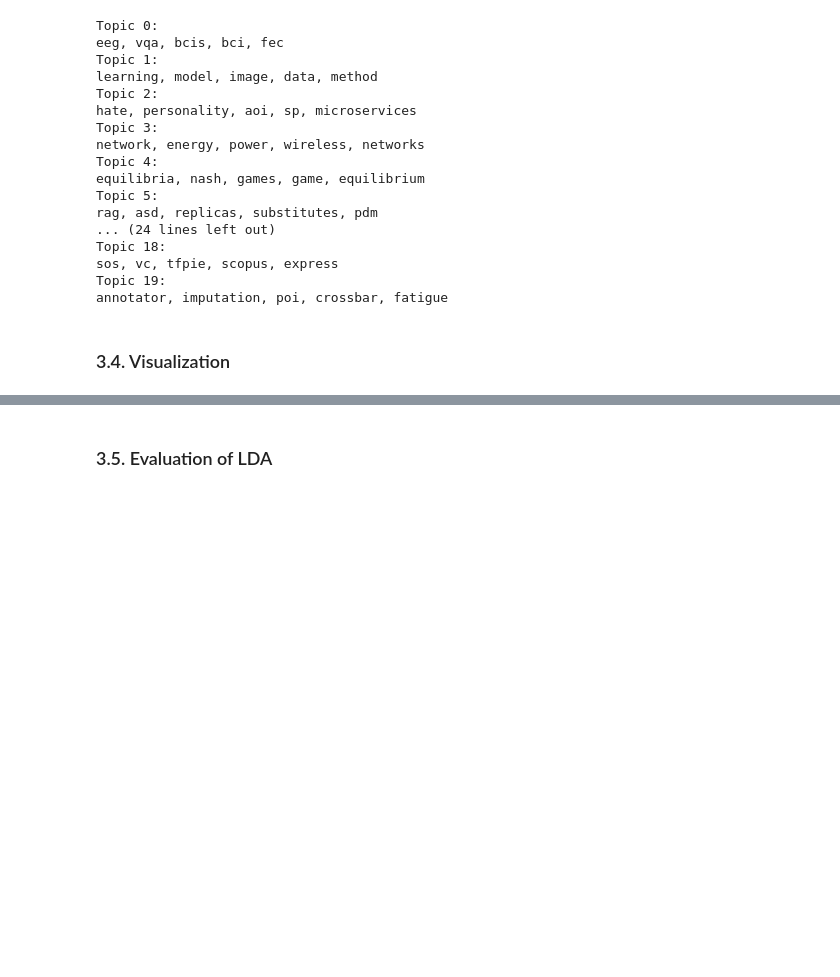
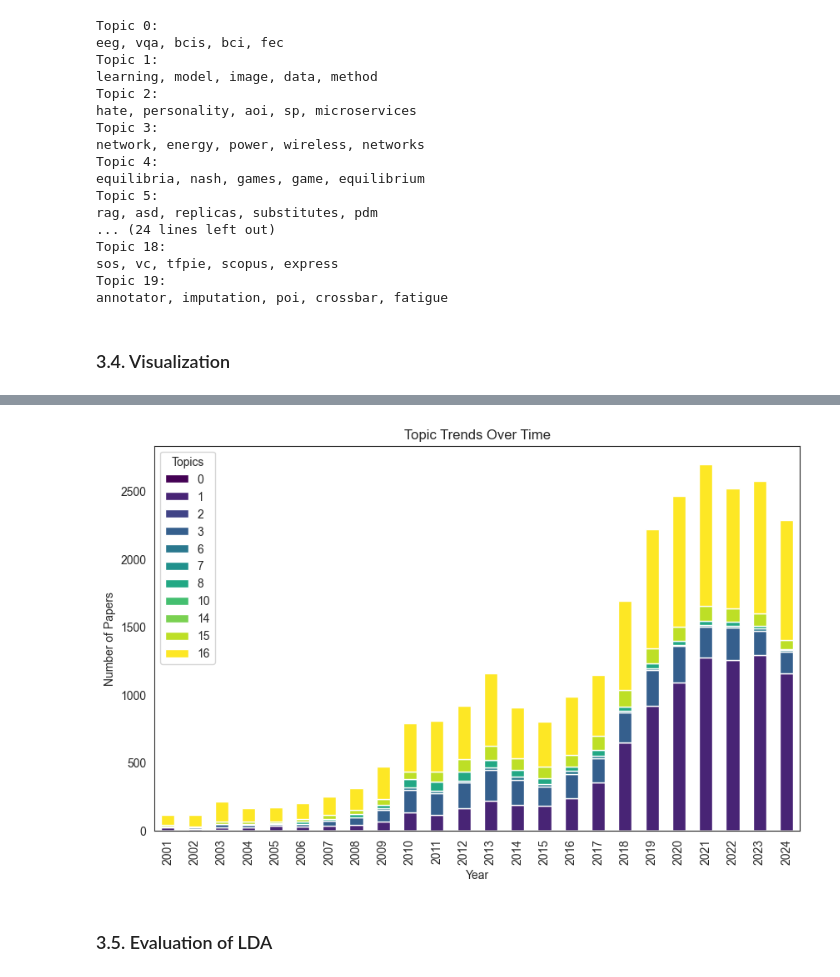
Before and after one commit to porimol/TMSMM, a Jupyter notebook: project1/temporal-topic-modeling.ipynb, the cells around one changed output, grey strips where cells are left out. Saved outputs shown, nothing was run; the diff lists cells and outputs as text; code cells hidden in the pictures; blank space fills up the shorter version.

```diff
--- a/project1/temporal-topic-modeling.ipynb
+++ b/project1/temporal-topic-modeling.ipynb
@@ -322,3 +322,6 @@ panel = pyLDAvis.lda_model.prepare(lda_model, tfidf_matrix, tfidf_vectorizer)
 pyLDAvis.display(panel)
 # %% [output]
 [interactive output not drawn]
+# %%
+import numpy as np
+df['dominant_topic'] = np.argmax(lda_matrix, axis=1)
@@ -324,0 +337,11 @@ pyLDAvis.display(panel)
+# %%
+# Plot topic trends over time
+topic_trends = df.groupby(['years', 'dominant_topic']).size().unstack(fill_value=0)
+topic_trends.plot(kind='bar', stacked=True, figsize=(10, 6), colormap='viridis')
+plt.title("Topic Trends Over Time")
+plt.xlabel("Year")
+plt.ylabel("Number of Papers")
+plt.legend(title="Topics")
+plt.show()
+# %% [output]
+[figure, added]
```
Also changed, not shown: parts of 2 cells of this notebook.
